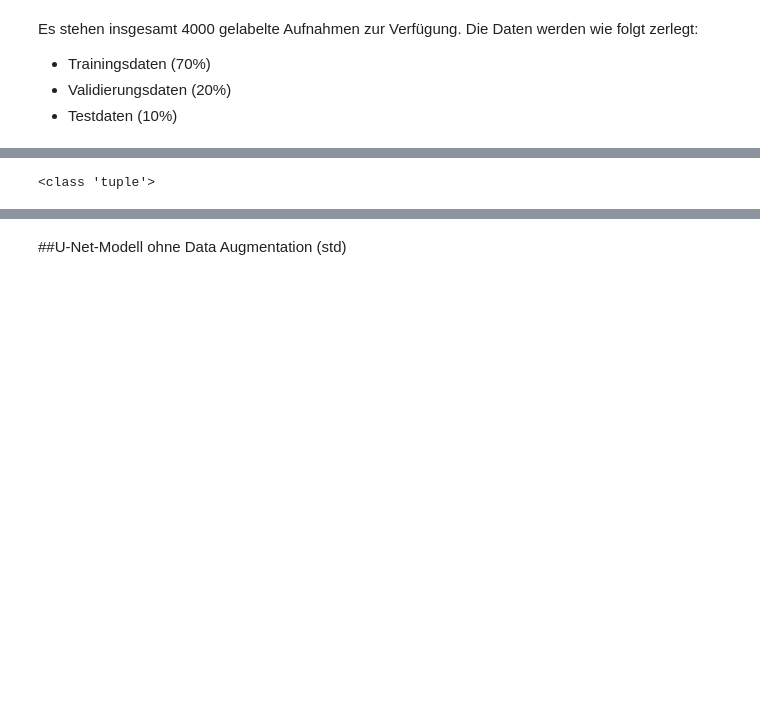
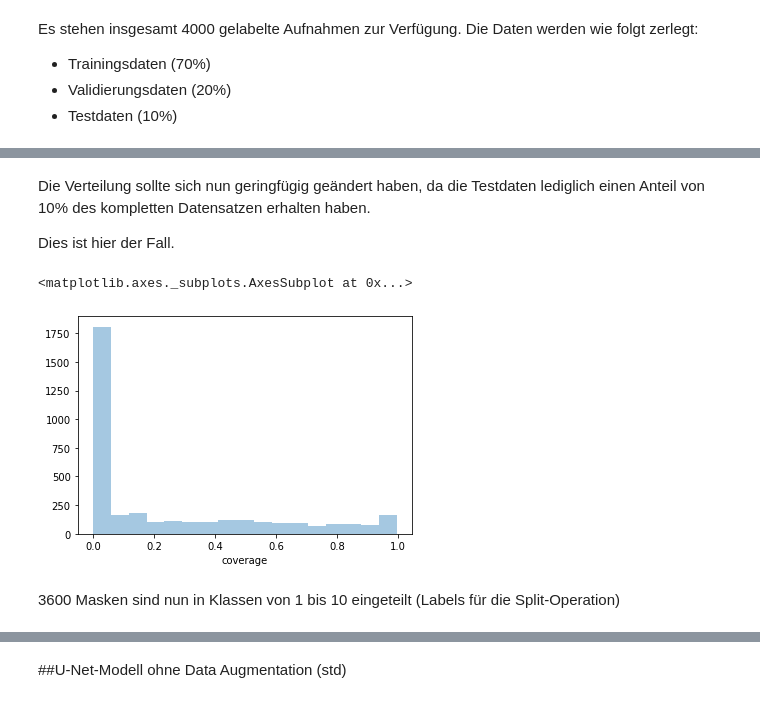
Before and after one commit to pwolscho/unet, a Jupyter notebook: u_net_final.ipynb, the cells around one changed output, grey strips where cells are left out. Cells and saved outputs as stored; diff of their text form; code cells hidden in the pictures; blank space fills up the shorter version.

```diff
--- a/u_net_final.ipynb
+++ b/u_net_final.ipynb
@@ -629,13 +755,11 @@ from sklearn.model_selection import train_test_split
 # %%
 # seed for train/valid and test split
 random_state_seed_tv_t = 1234
-# seed for train, valid and test split
-random_state_seed_t_v_t = 2345
 
-# Split X and y into random train_valid and test
+# split X and y into random train_valid and test
 X_train_valid, X_test, y_train_valid, y_test = train_test_split(
     X,
     y,
     test_size = 0.10,
-    stratify = df_train.coverage_class,
+    stratify = dataset_complete.coverage_class,
     random_state = random_state_seed_tv_t)
@@ -685,6 +768,19 @@ df_train2 = pd.DataFrame({})
+# %%
+# container for coverage class and temporary data
+dataset_train_valid = pd.DataFrame({})
 # %%
-df_train2["mask_array"] = [np.reshape(sample, (img_width, img_height)) for sample in tqdm(y_train_valid)]
+# use y_train_valid to detect new class distribution
+dataset_train_valid["mask_array"] = [np.reshape(sample, (img_width, img_height)) for sample in tqdm(y_train_valid)]
-# %%
-print(df_train2.mask_array.shape)
-# %% [output]
-<class 'tuple'>
+# %%
+# calculate salt coverage of each image (lost distribution information because of first split operation)
+dataset_train_valid["coverage"] = dataset_train_valid.mask_array.map(np.sum) / (img_width * img_height)
+# %% [markdown]
+Die Verteilung sollte sich nun geringfügig geändert haben, da die Testdaten lediglich einen Anteil von 10% des kompletten Datensatzen erhalten haben.
+
+Dies ist hier der Fall.
+# %%
+# plot distribution
+sns.distplot(dataset_train_valid.coverage, kde=False)
+# %% [output]
+<matplotlib.axes._subplots.AxesSubplot at 0x...>
+[figure, added]
@@ -690,0 +790,2 @@ print(df_train2.mask_array.shape)
+# %% [markdown]
+3600 Masken sind nun in Klassen von 1 bis 10 eingeteilt (Labels für die Split-Operation)
```
Also changed, not shown: parts of 104 cells of this notebook.
